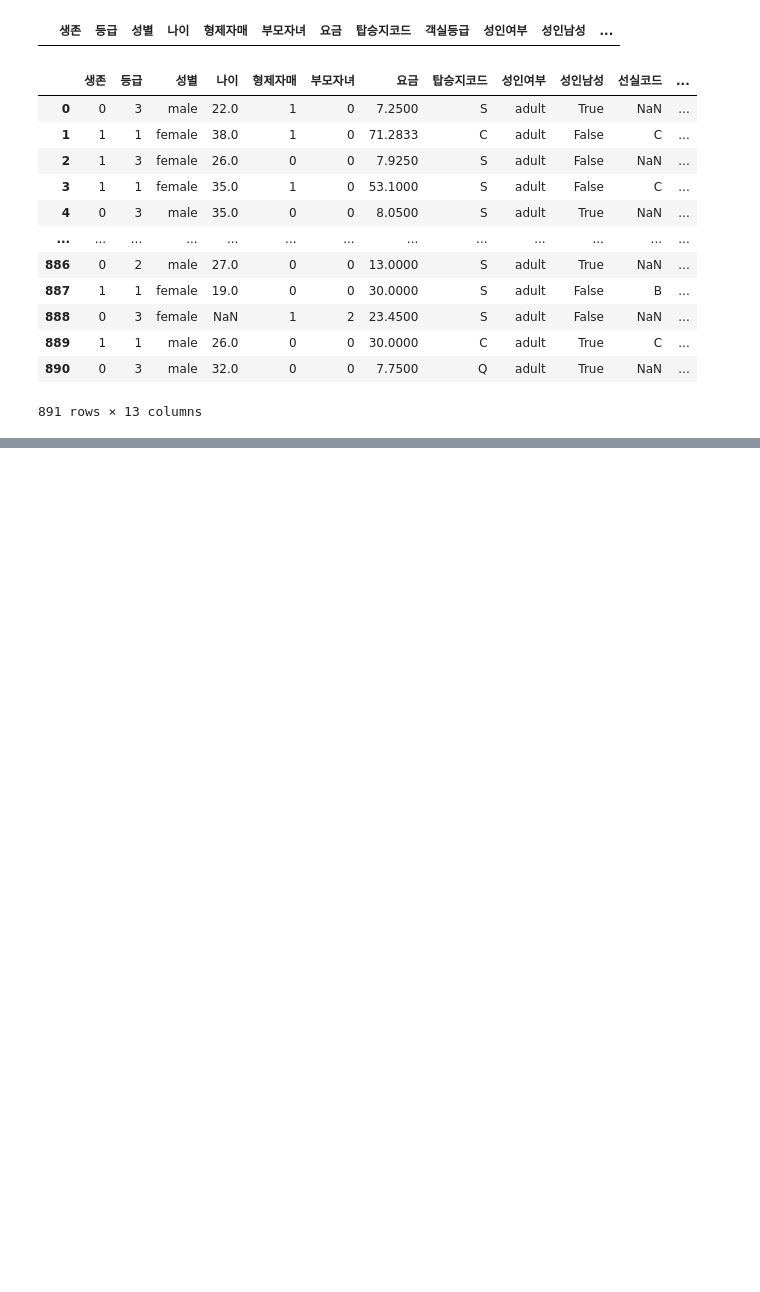
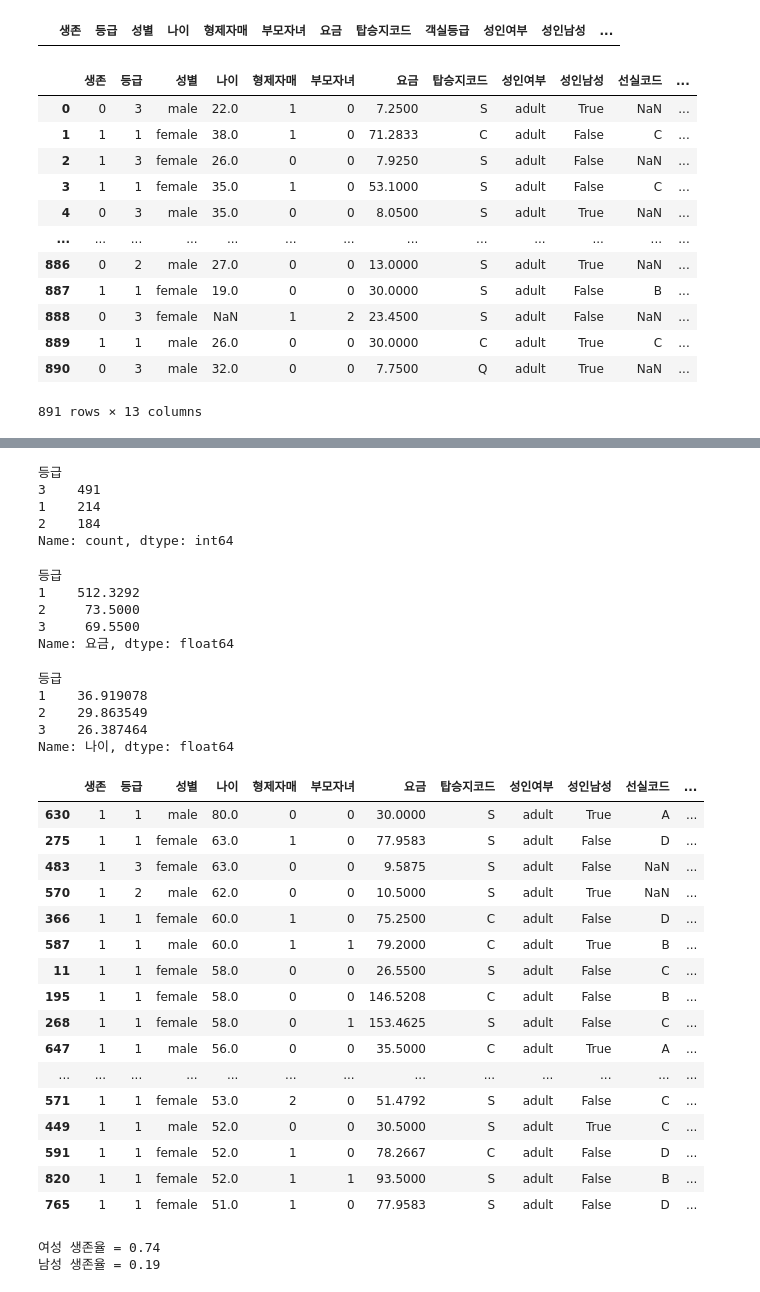
Before and after one commit to Jack-the-Ace/Python2, a Jupyter notebook: 04_DataAnalysis/02_pandas/TITANIC.ipynb, the cells around one changed output, grey strips where cells are left out. Cells and saved outputs as stored; diff of their text form; code cells hidden in the pictures; blank space fills up the shorter version.

```diff
--- a/04_DataAnalysis/02_pandas/TITANIC.ipynb
+++ b/04_DataAnalysis/02_pandas/TITANIC.ipynb
@@ -208,0 +211,5 @@ df['탑승지코드'].isna() & df['탑승지명'].isna()
+# %%
+# 18) '탑승지코드' 컬럼과 '탑승지명' 컬럼에서 결측치(데이터가 누락되어 있는)가 존재하는 행을 삭제하시오.
+#    (인덱스 61, 829 번 행에 결측치가 존재한다.)
+df= df.dropna(subset=['탑승지코드','탑승지명'])
+df.shape
@@ -208,0 +238,4 @@ df['탑승지코드'].isna() & df['탑승지명'].isna()
+# %%
+# 22) '나이' 컬럼의 결측치(빈 셀)를 '나이'에 대한 평균 값으로 채우시오.
+df['나이']= df['나이'].fillna(df['나이'].mean())
+print(df['나이'].isna().sum())
@@ -208,0 +275,57 @@ df['탑승지코드'].isna() & df['탑승지명'].isna()
+# %%
+# 26) '객실등급' 별 승객수를 출력하시오
+df['등급'].value_counts()
+# %% [output]
+등급
+3    491
+1    214
+2    184
+Name: count, dtype: int64
+# %%
+# 27) '객실등급' 별 최고 요금을 출력하시오
+df.groupby('등급')['요금'].max()
+# %% [output]
+등급
+1    512.3292
+2     73.5000
+3     69.5500
+Name: 요금, dtype: float64
+# %%
+# 28) '객실등급'별 승객의 평균 나이를 출력하시오
+df.groupby('등급')['나이'].mean()
+# %% [output]
+등급
+1    36.919078
+2    29.863549
+3    26.387464
+Name: 나이, dtype: float64
+# %%
+# 29) '생존'과 '나이' 컬럼을 기준으로 내림차순 정렬한 다음, 20개의 데이터만 표시하시오
+df.sort_values(by=['생존','나이'], ascending= False).head(20)
+# %% [output]
+|  | 생존 | 등급 | 성별 | 나이 | 형제자매 | 부모자녀 | 요금 | 탑승지코드 | 성인여부 | 성인남성 | 선실코드 | ... |
+| 630 | 1 | 1 | male | 80.0 | 0 | 0 | 30.0000 | S | adult | True | A | ... |
+| 275 | 1 | 1 | female | 63.0 | 1 | 0 | 77.9583 | S | adult | False | D | ... |
+| 483 | 1 | 3 | female | 63.0 | 0 | 0 | 9.5875 | S | adult | False | NaN | ... |
+| 570 | 1 | 2 | male | 62.0 | 0 | 0 | 10.5000 | S | adult | True | NaN | ... |
+| 366 | 1 | 1 | female | 60.0 | 1 | 0 | 75.2500 | C | adult | False | D | ... |
+| 587 | 1 | 1 | male | 60.0 | 1 | 1 | 79.2000 | C | adult | True | B | ... |
+| 11 | 1 | 1 | female | 58.0 | 0 | 0 | 26.5500 | S | adult | False | C | ... |
+| 195 | 1 | 1 | female | 58.0 | 0 | 0 | 146.5208 | C | adult | False | B | ... |
+| 268 | 1 | 1 | female | 58.0 | 0 | 1 | 153.4625 | S | adult | False | C | ... |
+| 647 | 1 | 1 | male | 56.0 | 0 | 0 | 35.5000 | C | adult | True | A | ... |
+| ... | ... | ... | ... | ... | ... | ... | ... | ... | ... | ... | ... | ... |
+| 571 | 1 | 1 | female | 53.0 | 2 | 0 | 51.4792 | S | adult | False | C | ... |
+| 449 | 1 | 1 | male | 52.0 | 0 | 0 | 30.5000 | S | adult | True | C | ... |
+| 591 | 1 | 1 | female | 52.0 | 1 | 0 | 78.2667 | C | adult | False | D | ... |
+| 820 | 1 | 1 | female | 52.0 | 1 | 1 | 93.5000 | S | adult | False | B | ... |
+| 765 | 1 | 1 | female | 51.0 | 1 | 0 | 77.9583 | S | adult | False | D | ... |
+# %%
+# 30) 여성 생존율과 남성 생존율을 아래와 같이 표시하시오.  (여성 생존율 = 0.74,  남성 생존율 = 0.19)
+w_survive= df[df['성별']=='female']['생존'].mean()
+m_survive= df[df['성별']=='male']['생존'].mean()
+print("여성 생존율 =",w_survive.round(2))
+print("남성 생존율 =",m_survive.round(2))
+# %% [output]
+여성 생존율 = 0.74
+남성 생존율 = 0.19
```
Also changed, not shown: parts of 13 cells of this notebook, 1 other file.
